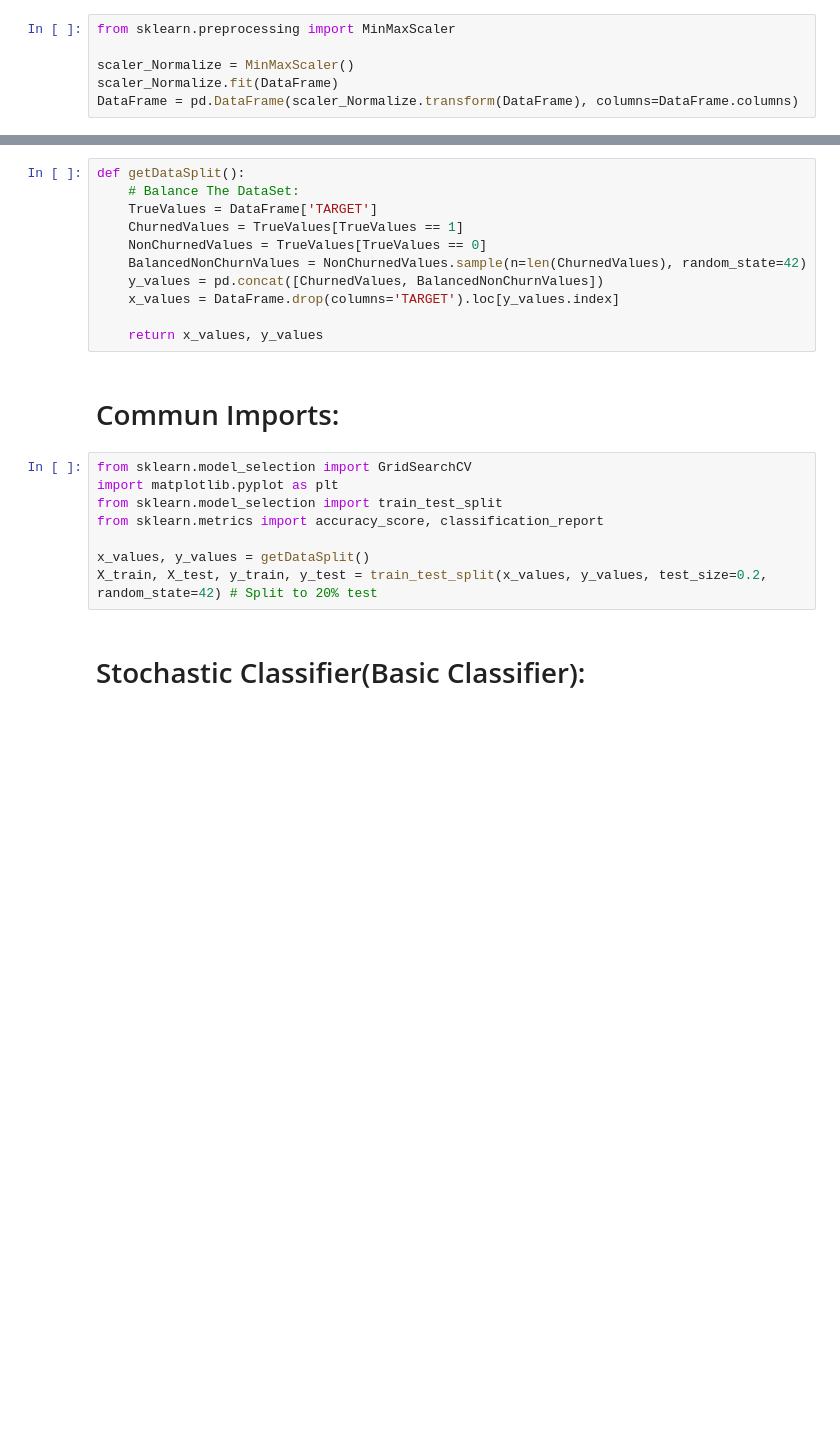
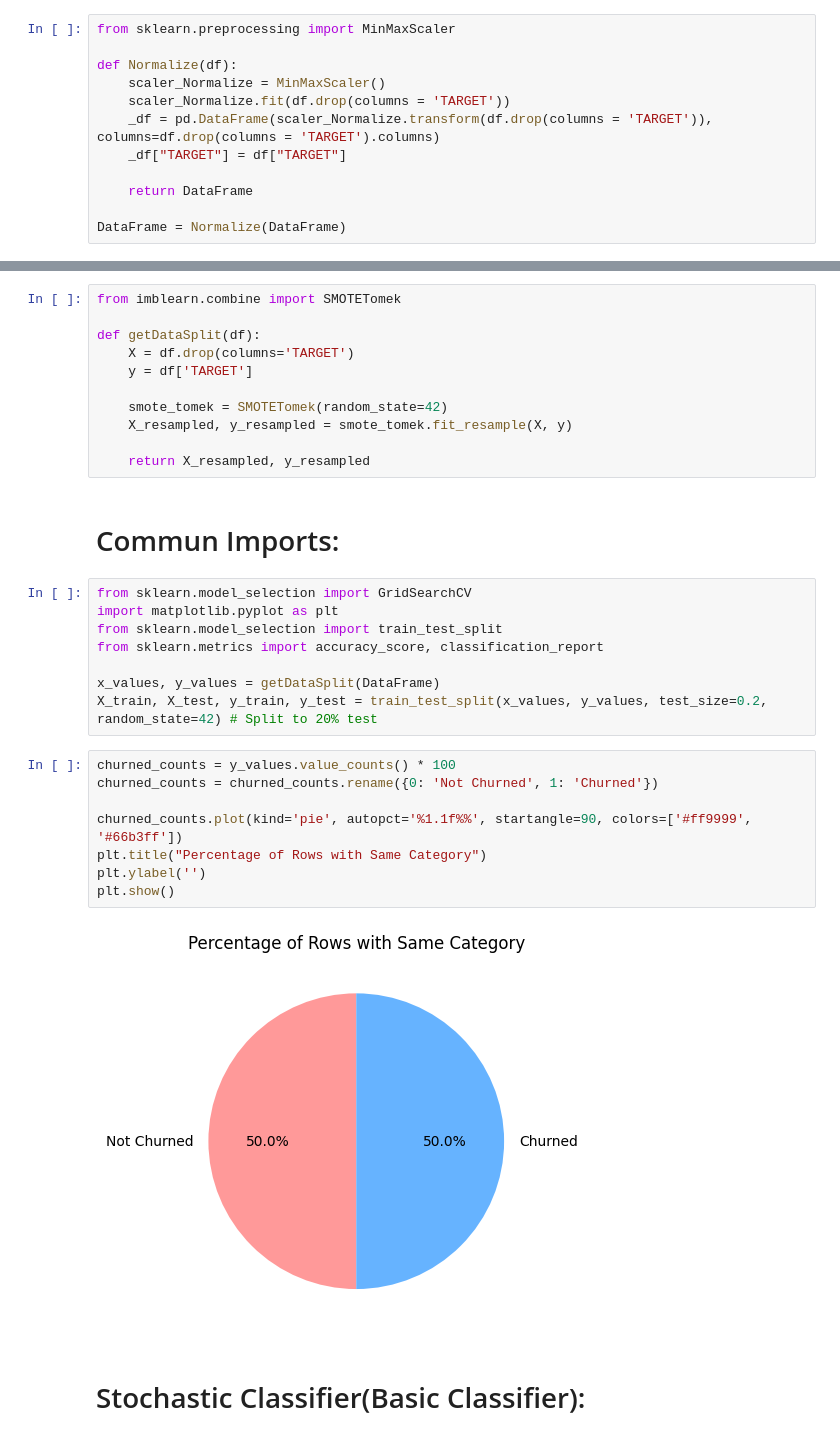
Before and after one commit to sboof911/Churn, a Jupyter notebook: churn.ipynb, the cells around one changed output, grey strips where cells are left out. Saved outputs shown, nothing was run; the diff lists cells and outputs as text; blank space fills up the shorter version.

Commit message:
Last churn version

```diff
--- a/churn.ipynb
+++ b/churn.ipynb
@@ -81,22 +102,28 @@ plt.show()
 # %%
 from sklearn.preprocessing import MinMaxScaler
 
-scaler_Normalize = MinMaxScaler()
-scaler_Normalize.fit(DataFrame)
-DataFrame = pd.DataFrame(scaler_Normalize.transform(DataFrame), columns=DataFrame.columns)
+def Normalize(df):
+    scaler_Normalize = MinMaxScaler()
+    scaler_Normalize.fit(df.drop(columns = 'TARGET'))
+    _df = pd.DataFrame(scaler_Normalize.transform(df.drop(columns = 'TARGET')), columns=df.drop(columns = 'TARGET').columns)
+    _df["TARGET"] = df["TARGET"]
+
+    return DataFrame
+
+DataFrame = Normalize(DataFrame)
 # %% [markdown]
 # Balance The DataFrame:
-# %%
-def getDataSplit():
-    # Balance The DataSet:
-    TrueValues = DataFrame['TARGET']
-    ChurnedValues = TrueValues[TrueValues == 1]
-    NonChurnedValues = TrueValues[TrueValues == 0]
-    BalancedNonChurnValues = NonChurnedValues.sample(n=len(ChurnedValues), random_state=42)
-    y_values = pd.concat([ChurnedValues, BalancedNonChurnValues])
-    x_values = DataFrame.drop(columns='TARGET').loc[y_values.index]
-
-    return x_values, y_values
+# %%
+from imblearn.combine import SMOTETomek
+
+def getDataSplit(df):
+    X = df.drop(columns='TARGET')
+    y = df['TARGET']
+
+    smote_tomek = SMOTETomek(random_state=42)
+    X_resampled, y_resampled = smote_tomek.fit_resample(X, y)
+
+    return X_resampled, y_resampled
 # %% [markdown]
 # Commun Imports:
 # %%
@@ -105,8 +132,18 @@ import matplotlib.pyplot as plt
 from sklearn.model_selection import train_test_split
 from sklearn.metrics import accuracy_score, classification_report
 
-x_values, y_values = getDataSplit()
+x_values, y_values = getDataSplit(DataFrame)
 X_train, X_test, y_train, y_test = train_test_split(x_values, y_values, test_size=0.2, random_state=42) # Split to 20% test
+# %%
+churned_counts = y_values.value_counts() * 100
+churned_counts = churned_counts.rename({0: 'Not Churned', 1: 'Churned'})
+
+churned_counts.plot(kind='pie', autopct='%1.1f%%', startangle=90, colors=['#ff9999', '#66b3ff'])
+plt.title("Percentage of Rows with Same Category")
+plt.ylabel('')
+plt.show()
+# %% [output]
+[figure, added]
 # %% [markdown]
 # Stochastic Classifier(Basic Classifier):
 # %%
```
Also changed, not shown: parts of 36 cells of this notebook.
